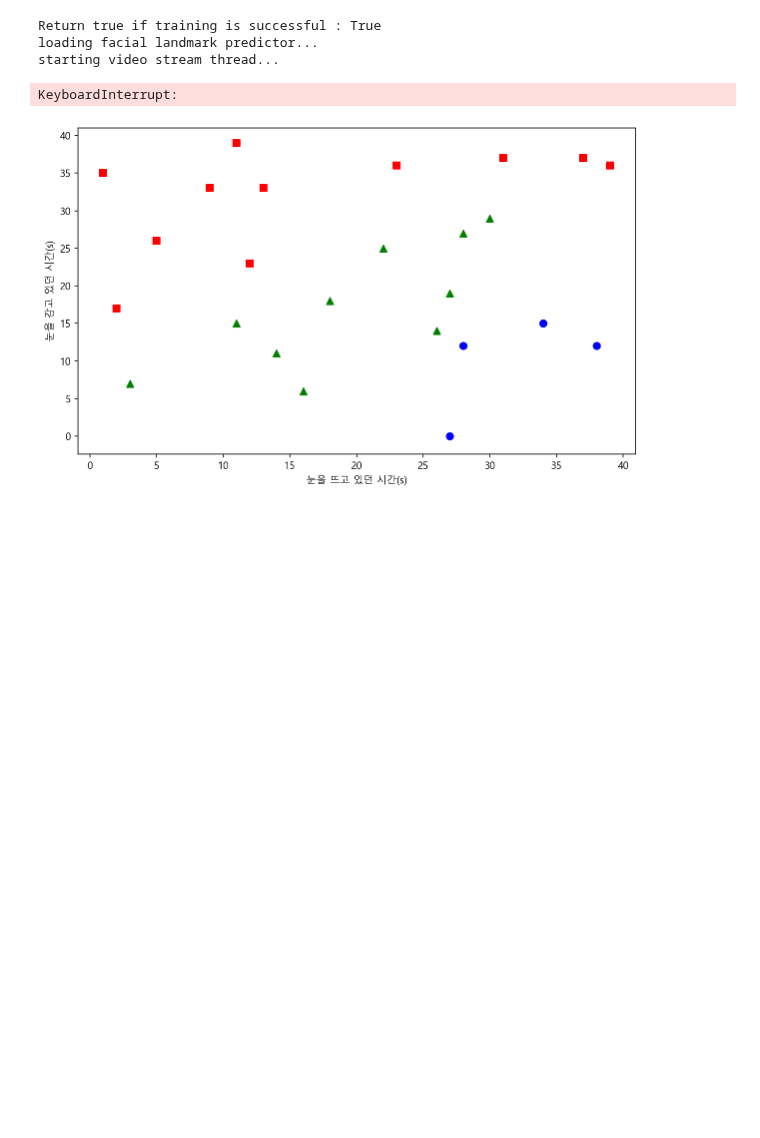
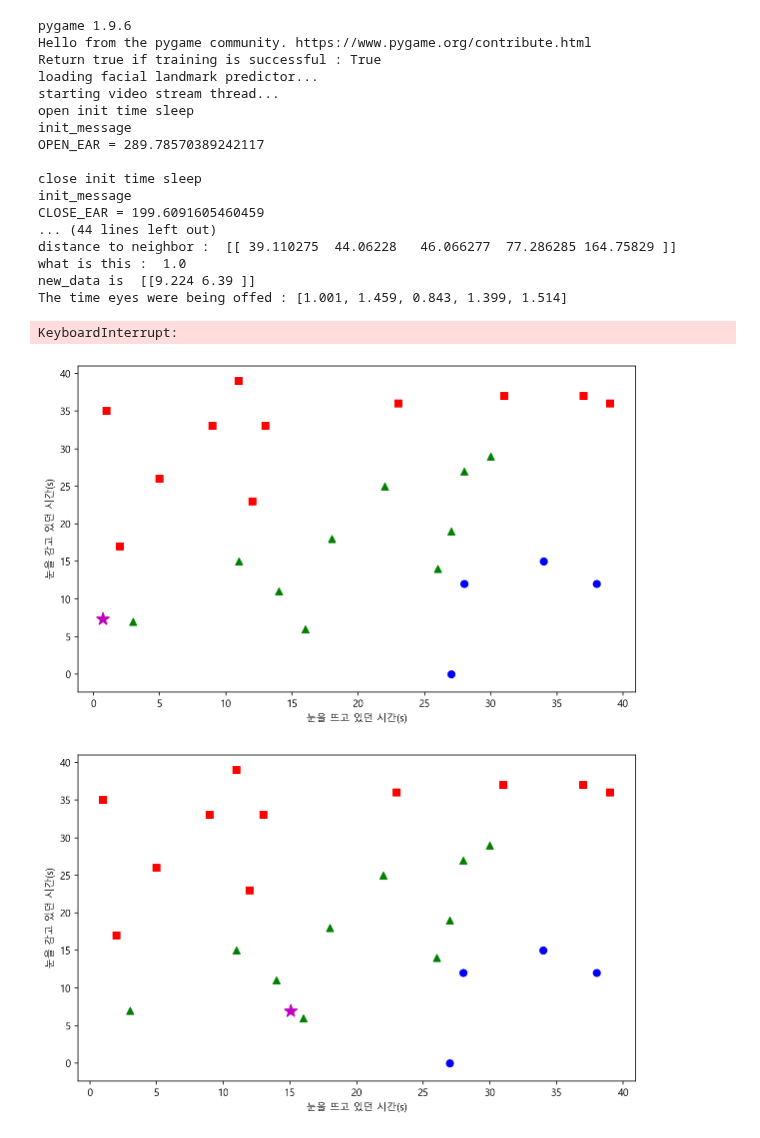
Before and after one commit to jeongnamho/AI, a Jupyter notebook: Projects/2. detecting_the_driver's_drowsiness/drowsiness_detector.ipynb, the cells around one changed output. Saved outputs shown, nothing was run; the diff lists cells and outputs as text; code cells hidden in the pictures; blank space fills up the shorter version.

```diff
--- a/Projects/2. detecting_the_driver's_drowsiness/drowsiness_detector.ipynb
+++ b/Projects/2. detecting_the_driver's_drowsiness/drowsiness_detector.ipynb
@@ -60,8 +60,12 @@ def init_close_ear() :
         ear_list.append(both_ear)
         time.sleep(1)
     CLOSE_EAR = sum(ear_list) / len(ear_list)
+
     global EAR_THRESH
-    EAR_THRESH = (((OPEN_EAR - CLOSE_EAR) / 2) + CLOSE_EAR) #EAR_THRESH means 50% of the being opened eyes state
+    EAR_THRESH = (OPEN_EAR + CLOSE_EAR) / 2 #EAR_THRESH means 50% of the being opened eyes state
+
+#     EAR_THRESH = (((OPEN_EAR - CLOSE_EAR) / 2) + CLOSE_EAR) #EAR_THRESH means 50% of the being opened eyes state
+    EAR_THRESH = (OPEN_EAR + CLOSE_EAR) / 2 #EAR_THRESH means 50% of the being opened eyes state
     #print("close list =", ear_list)
     print("CLOSE_EAR =", CLOSE_EAR, "\n")
     print("The last EAR_THRESH's value :",EAR_THRESH, "\n")
@@ -192,7 +196,6 @@ while True:
                     print("ALARM {0}".format(ALARM_COUNT))  # 알람 카운트 print하기
                     print("The time eyes is being opened before the alarm went off :", OPENED_EYES_TIME)  # 눈 떠있는 시간 print
                     print("closing time :", closing_time)  # 눈 감은 시간 print
-#                     test_data.append([22, 5])
                     test_data.append([OPENED_EYES_TIME, round(closing_time*10,3)])   # test_data에 눈 뜬 시간과 (감은시간*10) 추가
                     result = mtd.run([OPENED_EYES_TIME, closing_time*10], power, nomal, short) # (판단) 졸음 3가지 레벨 중 하나
                     result
@@ -202,31 +205,46 @@ while True:
                     t.start()
 
         else :  # both_ear >= EAR_THRESH 인 경우는 아래 처럼 초기화
             COUNTER = 0
             TIMER_FLAG = False
             RUNNING_TIME = 0
 
             if ALARM_FLAG : # ALARM_FLAG가 TRUE일때(즉, 163번째 라인의 코드가 활성화 했을 때, 즉, 처음 촬영시기 말고)
                 end_closing = timeit.default_timer()  # end_closing에 시각 측정
                 closed_eyes_time.append(round((end_closing-start_closing),3))
                 print("The time eyes were being offed :", closed_eyes_time)  # 눈 감았던 시간 측정
 
             ALARM_FLAG = False   # ALARM_FLAG 초기화
 
         # EAR을 영상에 삽입
         cv2.putText(frame, "EAR : {:.2f}".format(both_ear), (300,130), cv2.FONT_HERSHEY_SIMPLEX, 0.5, (200,30,20), 2)
 
     cv2.imshow("Frame",frame)
     key = cv2.waitKey(1) & 0xFF
 
     if key == ord("q"):
         break
 
 cv2.destroyAllWindows()
 vs.stop()
 # %% [output]
+pygame 1.9.6
+Hello from the pygame community. https://www.pygame.org/contribute.html
 Return true if training is successful : True
 loading facial landmark predictor...
 starting video stream thread...
+open init time sleep
+init_message
+OPEN_EAR = 289.78570389242117
+
+close init time sleep
+init_message
+CLOSE_EAR = 199.6091605460459
+... (44 lines left out)
+distance to neighbor :  [[ 39.110275  44.06228   46.066277  77.286285 164.75829 ]]
+what is this :  1.0
+new_data is  [[9.224 6.39 ]]
+The time eyes were being offed : [1.001, 1.459, 0.843, 1.399, 1.514]
 KeyboardInterrupt:
-[figure, old version]
+[figure, new version]
+[figure, added]
```
Also changed, not shown: parts of 1 cell of this notebook, 1 other file.
